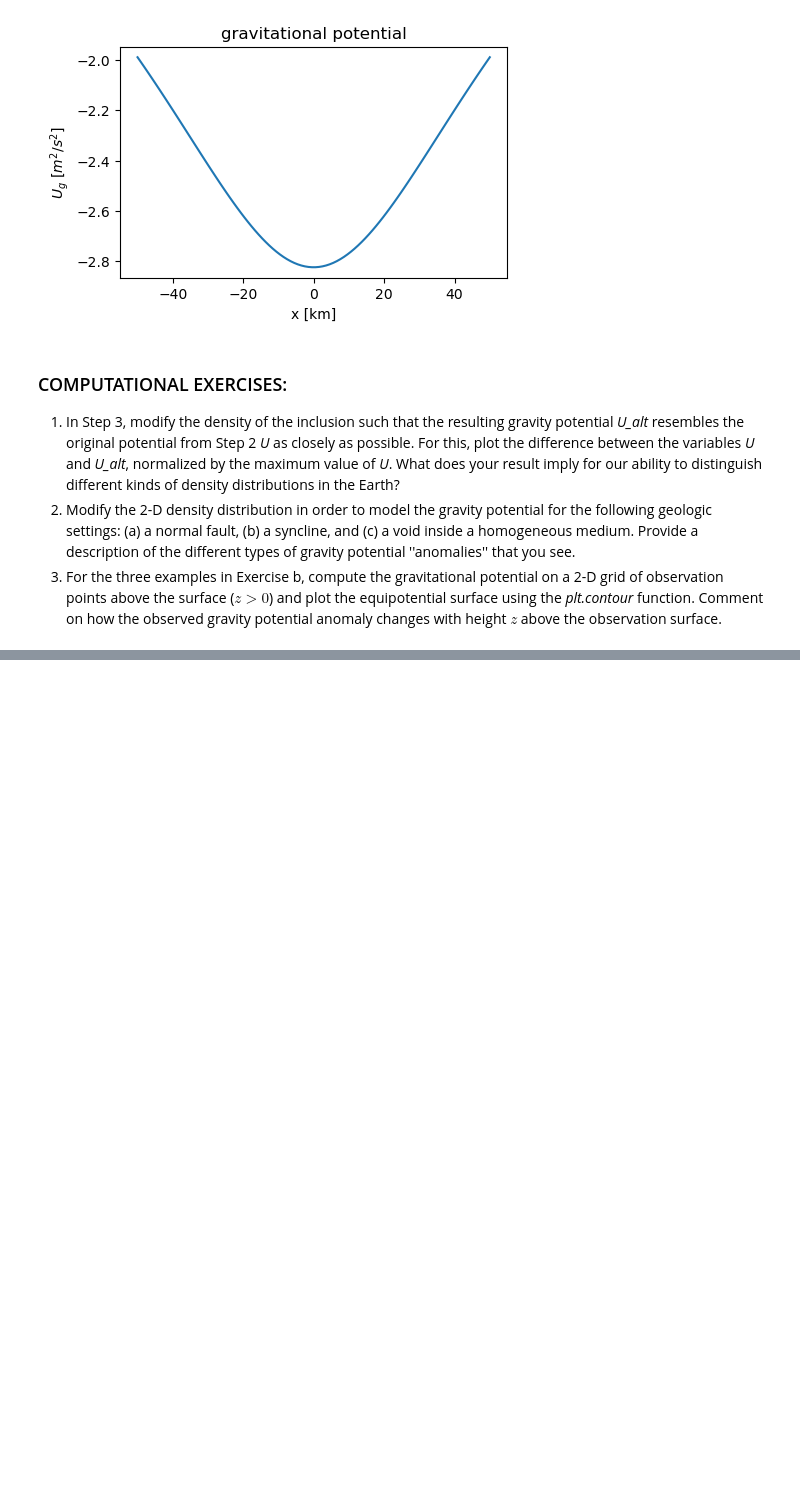
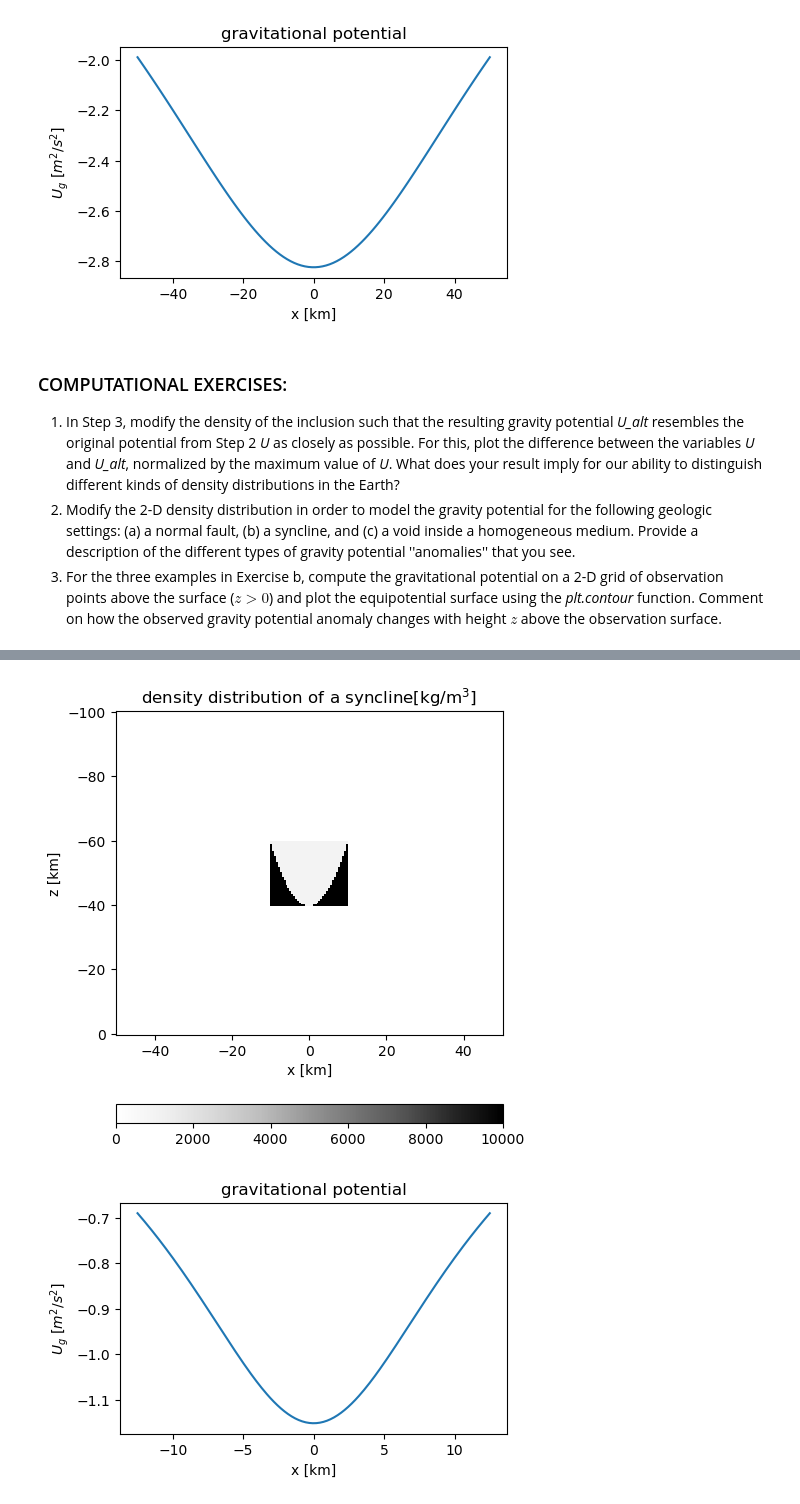
Before and after one commit to lillian-hanson/gpgn-318-328-notebooks, a Jupyter notebook: gpgn328/Assignment2-1.ipynb, the cells around one changed output, grey strips where cells are left out. Drawn from its saved outputs; the diff is of its cells as text; code cells hidden in the pictures; blank space fills up the shorter version.

```diff
--- a/gpgn328/Assignment2-1.ipynb
+++ b/gpgn328/Assignment2-1.ipynb
@@ -245,0 +297,80 @@ plt.show()
+# %%
+nx, nz = 200, 200
+x = np.linspace(-50, 50, nx)       # km
+z = np.linspace(0, -100, nz)       # km, negative downward
+xv, zv = np.meshgrid(x, z)
+
+x_obs = x
+z_obs = -10.0*np.ones(nx)          # observation line near surface
+
+# -----------------------------
+# Square bounds for syncline
+# -----------------------------
+x_min, x_max = -10, 10             # km
+z_top, z_bottom = -40, -60         # km
+
+# Boolean mask for the 20x20 square
+square_mask = (xv >= x_min) & (xv <= x_max) & (zv <= z_top) & (zv >= z_bottom)
+
+# -----------------------------
+# Density parameters
+# -----------------------------
+rho_syncline = 1000      # density inside parabola
+rho_background = 10000    # density outside parabola but inside square
+rho_outside = 0          # outside square
+
+# Initialize density field
+rho_field = np.zeros_like(xv)  # zero everywhere outside square
+
+# -----------------------------
+# Upward-opening parabola
+# -----------------------------
+x_center = 0
+z_center = z_top           # maximum z at center of parabola (-40 km)
+width = (x_max - x_min)/2
+
+# parabola coefficient to reach bottom at edges
+a = (z_center - z_bottom) / width**2
+
+# Compute parabola only inside the square
+x_block = xv[square_mask]
+z_block = zv[square_mask]
+
+# Upward-opening parabola: max at center, min at edges
+z_parabola = z_center - a * (x_block - x_center)**2
+
+# Assign densities
+# Points below parabola = syncline, above parabola = background
+rho_block = np.where(z_block <= z_parabola, rho_syncline, rho_background)
+rho_field[square_mask] = rho_block
+
+# -----------------------------
+# Plot density distribution
+# -----------------------------
+plt.figure(figsize=(5,6))
+plt.pcolor(xv, zv, rho_field, cmap='Greys', shading='auto')
+plt.gca().invert_yaxis()  # depth increases downward
+plt.xlabel('x [km]')
+plt.ylabel('z [km]')
+plt.title('density distribution of a syncline[kg$/$m$^3$]')
+plt.colorbar(location='bottom')
+plt.show()
+
+# . . Initialize gravitational potential.
+U_syncline=np.zeros(len(x_obs))
+
+# . . Loop over all observation points.
+for k in range(len(x_obs)):
+    r=np.sqrt((x_obs[k]-xv)**2 + (z_obs[k]-zv)**2)
+    U_syncline[k]=-G*V*np.sum(rho_field/r)
+
+# . . Plot gravitational potential.
+plt.figure(figsize=(5,3))
+plt.plot(x_obs/4,U_syncline/10000)
+plt.xlabel('x [km]')
+plt.ylabel(r'$U_g$ [$m^2$/$s^2$]')
+plt.title('gravitational potential')
+plt.show()
+# %% [output]
+[figure, added]
+[figure, added]
```
Also changed, not shown: parts of 10 cells of this notebook.
